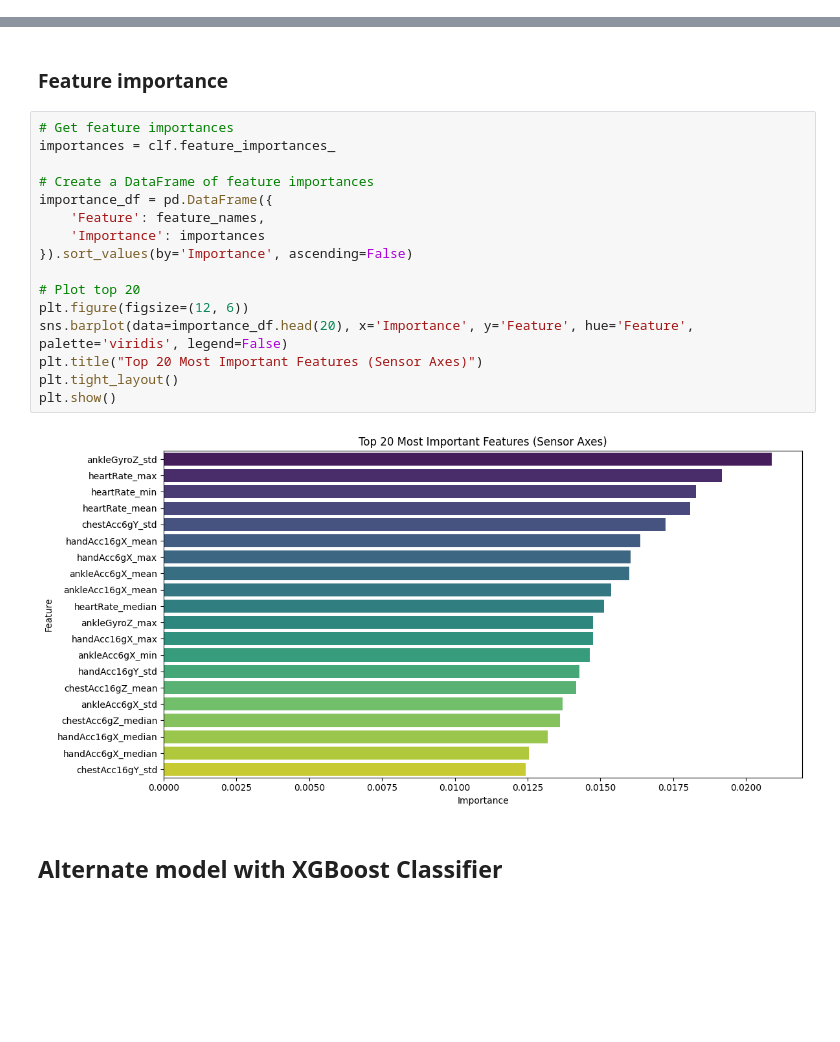
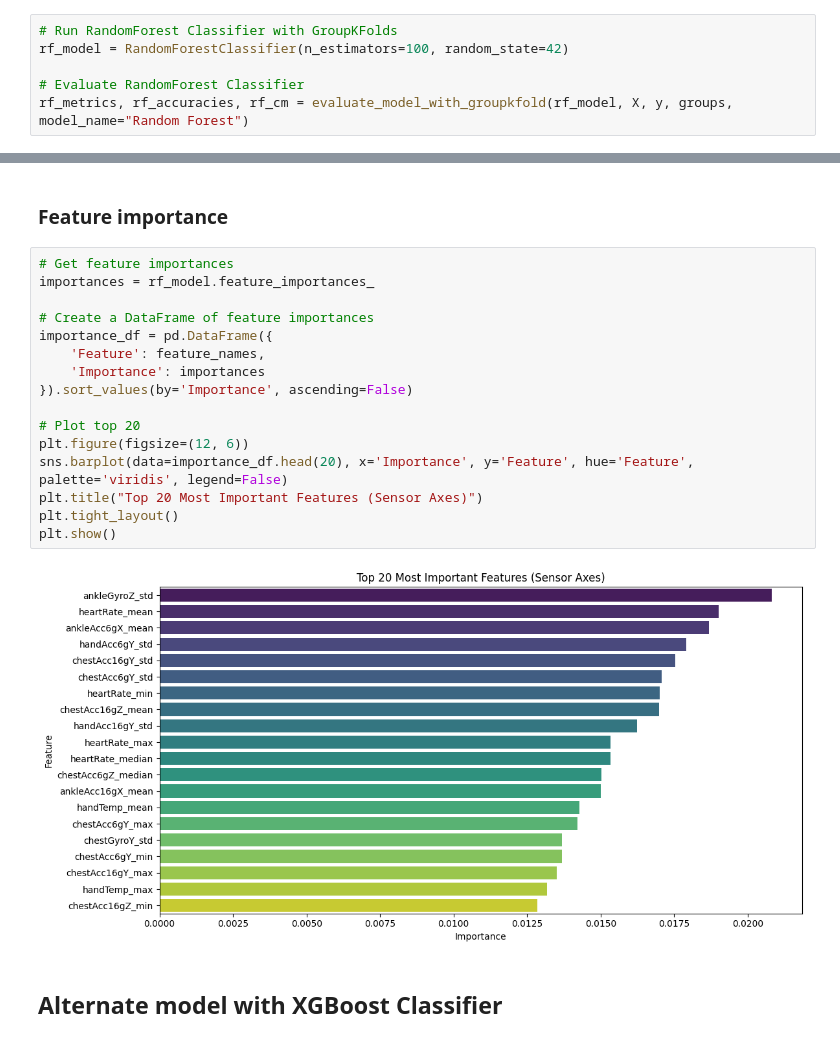
Before and after one commit to sandeepjakkaraju/aai510finalproject, a Jupyter notebook: AAI-510-Group5-Final-Project.ipynb, the cells around one changed output, grey strips where cells are left out. Saved outputs shown, nothing was run; the diff lists cells and outputs as text; blank space fills up the shorter version.

```diff
--- a/AAI-510-Group5-Final-Project.ipynb
+++ b/AAI-510-Group5-Final-Project.ipynb
@@ -787,0 +723,6 @@ weighted avg       0.83      0.81      0.81      9654
+# %%
+# Run RandomForest Classifier with GroupKFolds
+rf_model = RandomForestClassifier(n_estimators=100, random_state=42)
+
+# Evaluate RandomForest Classifier
+rf_metrics, rf_accuracies, rf_cm = evaluate_model_with_groupkfold(rf_model, X, y, groups, model_name="Random Forest")
@@ -815,22 +804,22 @@ Activity 24: 0.695
 ### Feature importance
 # %%
 # Get feature importances
-importances = clf.feature_importances_
+importances = rf_model.feature_importances_
 
 # Create a DataFrame of feature importances
 importance_df = pd.DataFrame({
     'Feature': feature_names,
     'Importance': importances
 }).sort_values(by='Importance', ascending=False)
 
 # Plot top 20
 plt.figure(figsize=(12, 6))
 sns.barplot(data=importance_df.head(20), x='Importance', y='Feature', hue='Feature', palette='viridis', legend=False)
 plt.title("Top 20 Most Important Features (Sensor Axes)")
 plt.tight_layout()
 plt.show()
 # %% [output]
-[figure, old version]
+[figure, new version]
 # %% [markdown]
 ## Alternate model with XGBoost Classifier
 # %% [markdown]
```
Also changed, not shown: parts of 18 cells of this notebook.
